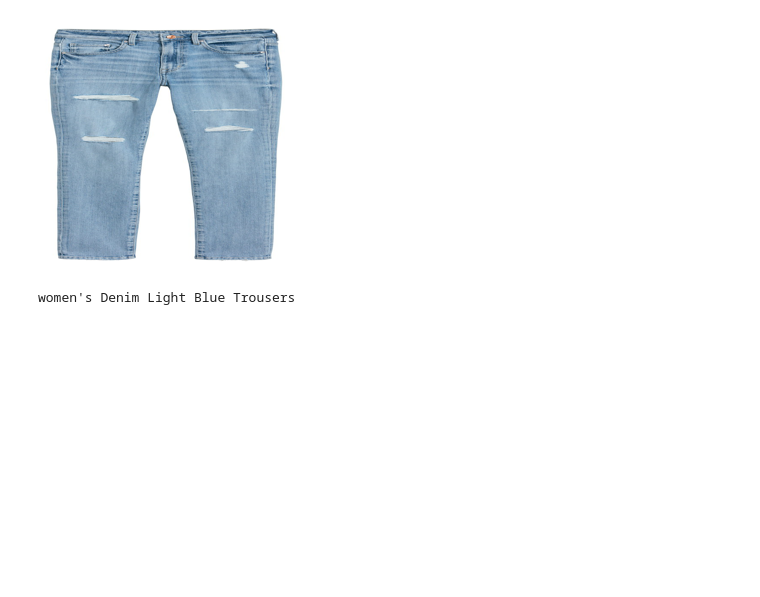
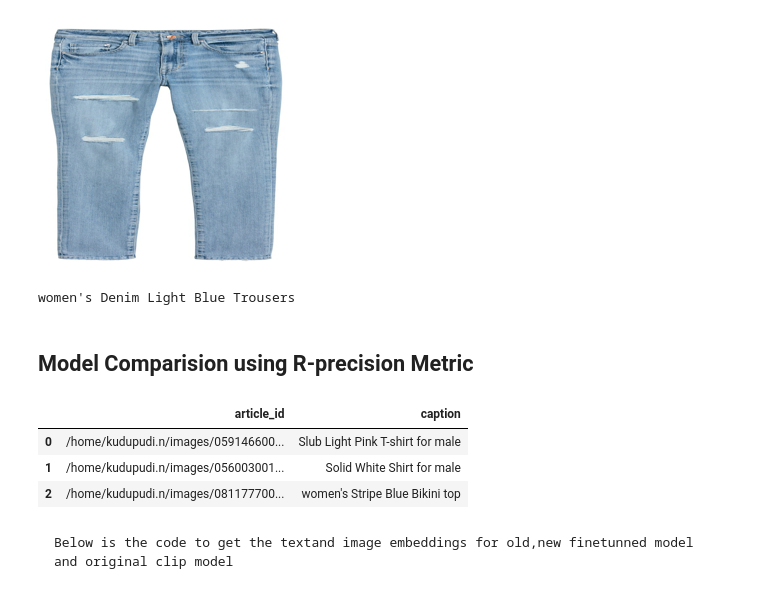
Before and after one commit to NikhilK-crypto/SmartStyleHub, a Jupyter notebook: FineTunning_with_DetailDesc.ipynb, the cells around one changed output. Drawn from its saved outputs; the diff is of its cells as text; code cells hidden in the pictures; blank space fills up the shorter version.

Commit message:
adding metric calculations

```diff
--- a/FineTunning_with_DetailDesc.ipynb
+++ b/FineTunning_with_DetailDesc.ipynb
@@ -518,3 +514,14 @@ women's Denim Light Blue Trousers
 Solid Light Blue Trousers
 [figure]
 women's Denim Light Blue Trousers
+# %% [markdown]
+## **Model Comparision using R-precision Metric**
+# %%
+val = pd.read_csv('val_with_embeddings.csv')
+val = val[['article_id','caption']]
+val.head(3)
+# %% [output]
+|  | article_id | caption |
+| 0 | /home/kudupudi.n/images/059146600... | Slub Light Pink T-shirt for male |
+| 1 | /home/kudupudi.n/images/056003001... | Solid White Shirt for male |
+| 2 | /home/kudupudi.n/images/081177700... | women's Stripe Blue Bikini top |
@@ -520,0 +599,2 @@ women's Denim Light Blue Trousers
+# %% [markdown]
+    Below is the code to get the textand image embeddings for old,new finetunned model and original clip model
```
Also changed, not shown: parts of 49 cells of this notebook.
